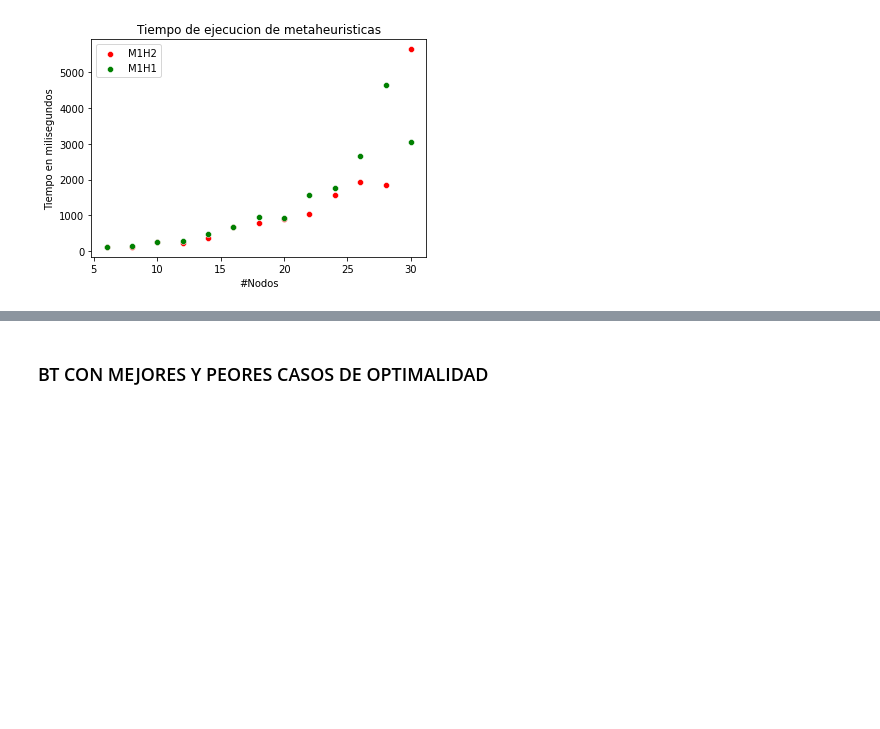
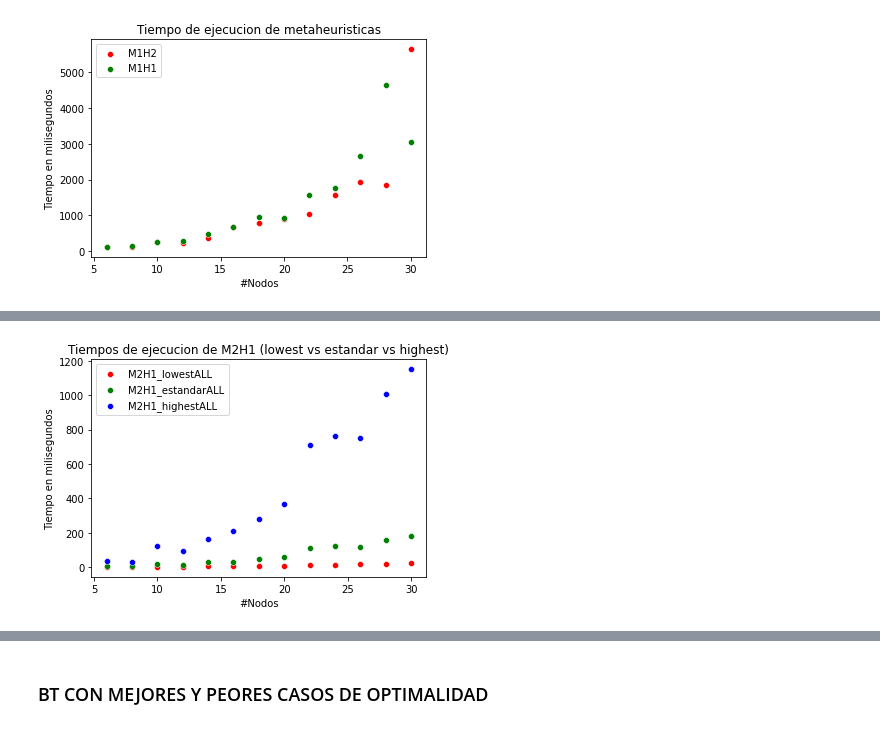
Before and after one commit to sebasbocaccio/AED3-Tp2-Metaheuristicas, a Jupyter notebook: Grafo/Plotter.ipynb, the cells around one changed output, grey strips where cells are left out. Cells and saved outputs as stored; diff of their text form; code cells hidden in the pictures; blank space fills up the shorter version.

```diff
--- a/Grafo/Plotter.ipynb
+++ b/Grafo/Plotter.ipynb
@@ -197,0 +214,14 @@ plt.savefig("graficos/M11vsM12TIEMPO.png");
+# %%
+M2H1_estandarALL = pd.read_csv("resultados/Experimento3/M2H1-estandarAll.csv");
+M2H1_lowestALL = pd.read_csv("resultados/Experimento3/M2H1-lowestALL.csv");
+M2H1_highestALL = pd.read_csv("resultados/Experimento3/M2H1-highestALL.csv");
+M2H1_max_iter_1000 = pd.read_csv("resultados/Experimento3/M2H1-max-iter-1000.csv");
+M2H1_max_iter_100000 = pd.read_csv("resultados/Experimento3/M2H1-max-iter-100000.csv");
+M2H1_max_iter_50000 = pd.read_csv("resultados/Experimento3/M2H1-max-iter-50000.csv");
+M2H1_sin_mejoras_2000 = pd.read_csv("resultados/Experimento3/M2H1-sin-mejoras-2000.csv");
+M2H1_sin_mejoras_500 = pd.read_csv("resultados/Experimento3/M2H1-sin-mejoras-500.csv");
+M2H1_sin_mejoras_5000 = pd.read_csv("resultados/Experimento3/M2H1-sin-mejoras-5000.csv");
+M2H1_porcentaje_02 = pd.read_csv("resultados/Experimento3/M2H1-Porcentaje-0.2.csv");
+M2H1_porcentaje_04 = pd.read_csv("resultados/Experimento3/M2H1-Porcentaje-0.4.csv");
+M2H1_porcentaje_06 = pd.read_csv("resultados/Experimento3/M2H1-Porcentaje-0.6.csv");
+M2H1_porcentaje_10 = pd.read_csv("resultados/Experimento3/M2H1-Porcentaje-1.0.csv");
@@ -197,0 +276,10 @@ plt.savefig("graficos/M11vsM12TIEMPO.png");
+# %%
+fig = sns.scatterplot(data=M2H1_lowestALL, x='N', y='Tiempo', color="r", label="M2H1_lowestALL");
+fig = sns.scatterplot(data=M2H1_estandarALL, x='N', y='Tiempo', color="g", label="M2H1_estandarALL");
+fig = sns.scatterplot(data=M2H1_highestALL, x='N', y='Tiempo', color="b", label="M2H1_highestALL");
+
+fig.set_title('Tiempos de ejecucion de M2H1 (lowest vs estandar vs highest)')
+fig.set(xlabel='#Nodos', ylabel='Tiempo en milisegundos');
+plt.savefig("graficos/M2H1-stdVSlowVShighTime.png");
+# %% [output]
+[figure, added]
```
Also changed, not shown: parts of 22 cells of this notebook.
